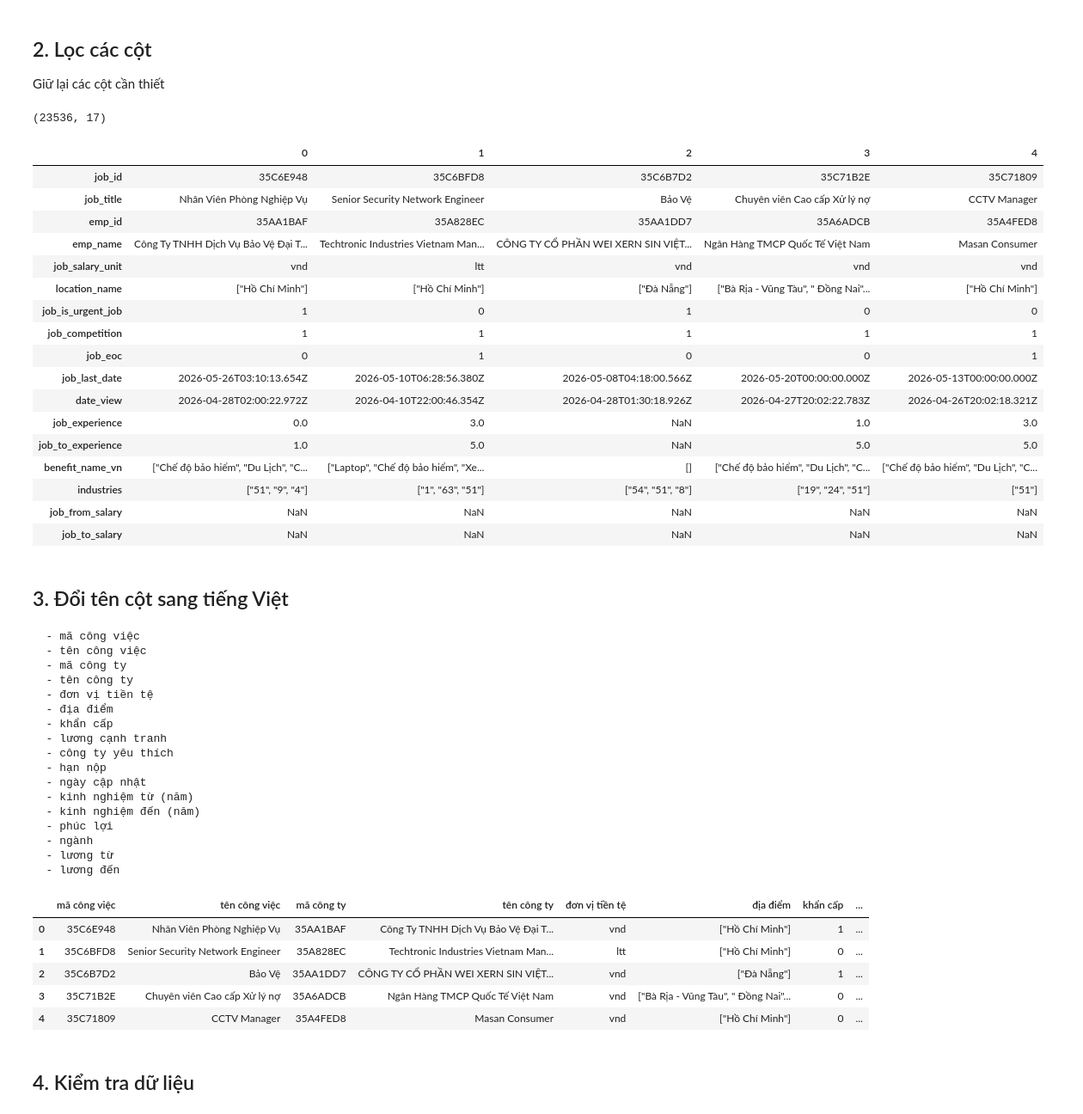
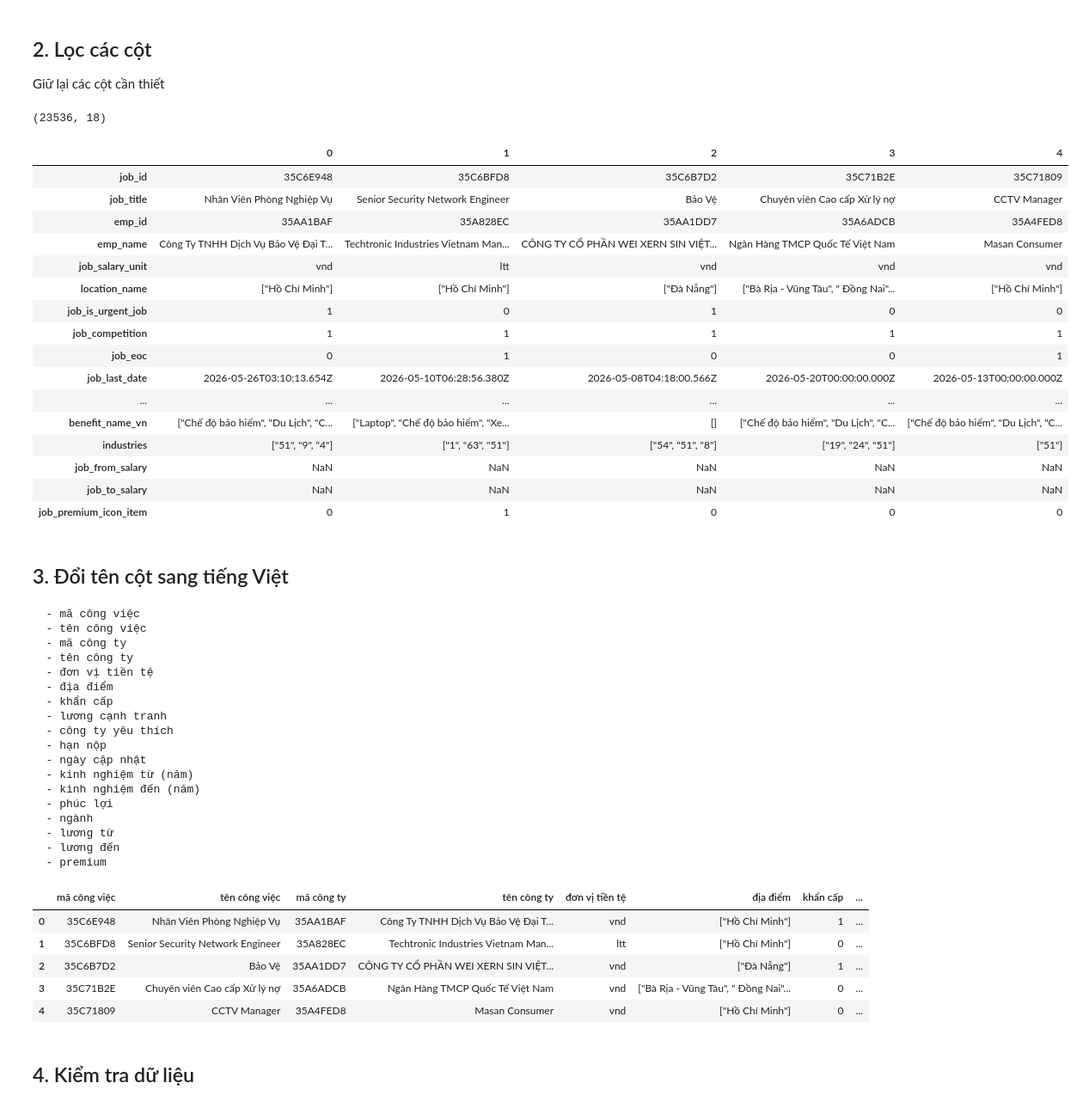
Before and after one commit to qadeptrai123/DVFinal, a Jupyter notebook: data_eda/clean.ipynb, the cells around one changed output. Shown at 86% size. Saved outputs shown, nothing was run; the diff lists cells and outputs as text; code cells hidden in the pictures.

Commit message:
add premium

```diff
--- a/data_eda/clean.ipynb
+++ b/data_eda/clean.ipynb
@@ -57,42 +57,42 @@ job_field_mapping = {
     "job_experience": "kinh nghiệm từ (năm)",
     "job_to_experience": "kinh nghiệm đến (năm)",
     "benefit_name_vn": "phúc lợi",
     "industries": "ngành",
     "job_from_salary": "lương từ",
-    "job_to_salary": "lương đến"
+    "job_to_salary": "lương đến",
+    "job_premium_icon_item": "premium",
 }
 
 # Loc cac cot ton tai trong du lieu goc
 filter_cols = [c for c in job_field_mapping.keys() if c in df_raw.columns]
 
 # if cot_thieu:
 #     print(f'Cac cot khong tim thay trong du lieu goc: {cot_thieu}')
 
 # Tao DataFrame moi chi voi cac cot can thiet
 df = df_raw[filter_cols].copy()
 
 print(df.shape)
 display(df.head().T)
 # %% [output]
-(23536, 17)
+(23536, 18)
 |  | 0 | 1 | 2 | 3 | 4 |
 | job_id | 35C6E948 | 35C6BFD8 | 35C6B7D2 | 35C71B2E | 35C71809 |
 | job_title | Nhân Viên Phòng Nghiệp Vụ | Senior Security Network Engineer | Bảo Vệ | Chuyên viên Cao cấp Xử lý nợ | CCTV Manager |
 | emp_id | 35AA1BAF | 35A828EC | 35AA1DD7 | 35A6ADCB | 35A4FED8 |
 | emp_name | Công Ty TNHH Dịch Vụ Bảo Vệ Đại T... | Techtronic Industries Vietnam Man... | CÔNG TY CỔ PHẦN WEI XERN SIN VIỆT... | Ngân Hàng TMCP Quốc Tế Việt Nam | Masan Consumer |
 | job_salary_unit | vnd | ltt | vnd | vnd | vnd |
 | location_name | ["Hồ Chí Minh"] | ["Hồ Chí Minh"] | ["Đà Nẵng"] | ["Bà Rịa - Vũng Tàu", " Đồng Nai"... | ["Hồ Chí Minh"] |
 | job_is_urgent_job | 1 | 0 | 1 | 0 | 0 |
 | job_competition | 1 | 1 | 1 | 1 | 1 |
 | job_eoc | 0 | 1 | 0 | 0 | 1 |
 | job_last_date | 2026-05-26T03:10:13.654Z | 2026-05-10T06:28:56.380Z | 2026-05-08T04:18:00.566Z | 2026-05-20T00:00:00.000Z | 2026-05-13T00:00:00.000Z |
-| date_view | 2026-04-28T02:00:22.972Z | 2026-04-10T22:00:46.354Z | 2026-04-28T01:30:18.926Z | 2026-04-27T20:02:22.783Z | 2026-04-26T20:02:18.321Z |
-| job_experience | 0.0 | 3.0 | NaN | 1.0 | 3.0 |
-| job_to_experience | 1.0 | 5.0 | NaN | 5.0 | 5.0 |
+| ... | ... | ... | ... | ... | ... |
 | benefit_name_vn | ["Chế độ bảo hiểm", "Du Lịch", "C... | ["Laptop", "Chế độ bảo hiểm", "Xe... | [] | ["Chế độ bảo hiểm", "Du Lịch", "C... | ["Chế độ bảo hiểm", "Du Lịch", "C... |
 | industries | ["51", "9", "4"] | ["1", "63", "51"] | ["54", "51", "8"] | ["19", "24", "51"] | ["51"] |
 | job_from_salary | NaN | NaN | NaN | NaN | NaN |
 | job_to_salary | NaN | NaN | NaN | NaN | NaN |
+| job_premium_icon_item | 0 | 1 | 0 | 0 | 0 |
 # %% [markdown]
 ## 3. Đổi tên cột sang tiếng Việt
 # %%
@@ -124,6 +124,7 @@ df.head()
   - ngành
   - lương từ
   - lương đến
+  - premium
 |  | mã công việc | tên công việc | mã công ty | tên công ty | đơn vị tiền tệ | địa điểm | khẩn cấp | ... |
 | 0 | 35C6E948 | Nhân Viên Phòng Nghiệp Vụ | 35AA1BAF | Công Ty TNHH Dịch Vụ Bảo Vệ Đại T... | vnd | ["Hồ Chí Minh"] | 1 | ... |
 | 1 | 35C6BFD8 | Senior Security Network Engineer | 35A828EC | Techtronic Industries Vietnam Man... | ltt | ["Hồ Chí Minh"] | 0 | ... |
```
Also changed, not shown: 4 other files.
